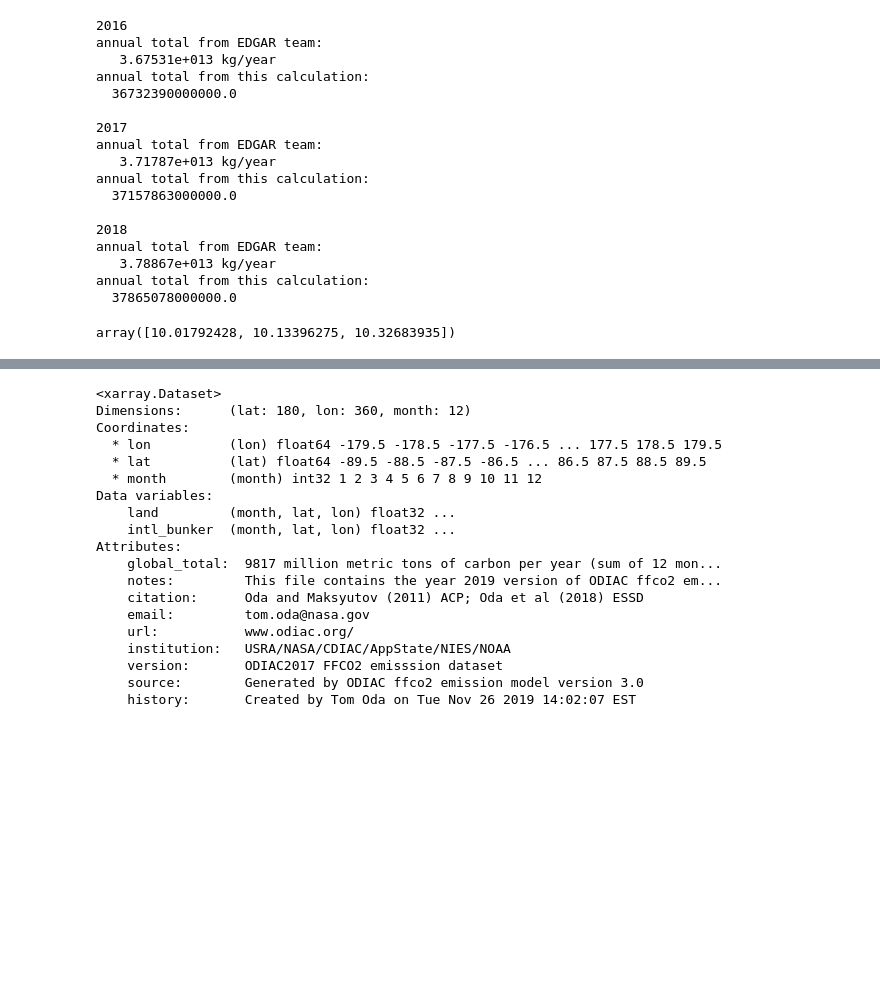
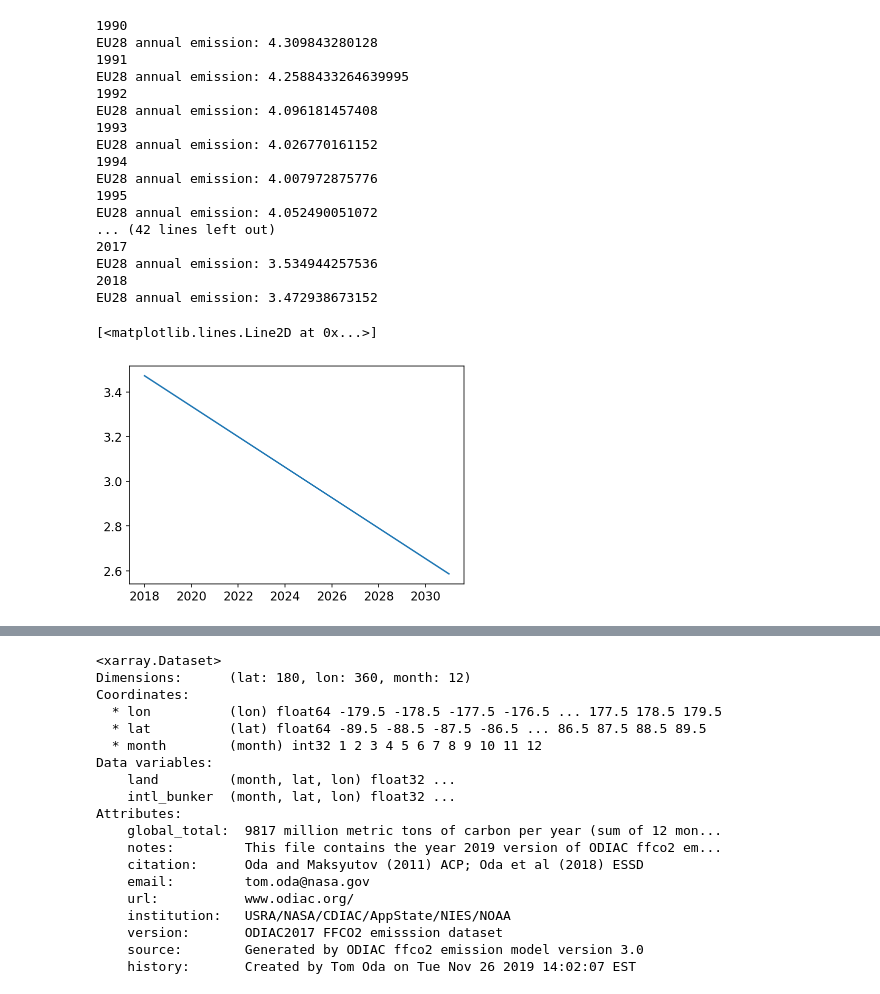
Before and after one commit to MehliyarSadiq/geoschem_simulations, a Jupyter notebook: forward/python/annual_total_anthrop.ipynb, the cells around one changed output, grey strips where cells are left out. Cells and saved outputs as stored; diff of their text form; code cells hidden in the pictures; blank space fills up the shorter version.

```diff
--- a/forward/python/annual_total_anthrop.ipynb
+++ b/forward/python/annual_total_anthrop.ipynb
@@ -64,37 +90,54 @@ for i, iyear in enumerate(year_vec):
             data[ilat,:] = data[ilat,:] * area_tmp *3600*24*365*1e6 # unit: kgCO2/yr
     annual_edgar = data.copy()
     total_edgar = data.sum()   # kgCO2/year, same as data description
-    ann_total = total_edgar.values                # kg/yr
+    ann_total = total_edgar.values*1e-12        # GtCO2/yr
     ann_total_C = total_edgar.values*1e-12*12/44  # GtC/yr
 
+    sum_countries = annual_edgar.groupby(mask).sum('stacked_lat_lon')
+    sum_countries.coords['names'] = ('region', names)
+
+    eu28_tmp = np.zeros(len(eu28_names))
+    for count, name in enumerate(eu28_names):
+        #print(sum_countries.isel(region=(sum_countries.names == eu28_names[count])))
+        eu28_tmp[count] = sum_countries.isel(region=(sum_countries.names == eu28_names[count]))
+
+    sum_edgar_eu28[i] = sum(eu28_tmp)*1e-12 # GtCO2/yr
+
     print(str(iyear))
-    print('annual total from EDGAR team:')
-    print(data.attrs['total_emi_co2'])
-    print('annual total from this calculation:')
-    print(' ',ann_total)
-    print(' ')
+    print('EU28 annual emission: ' + str(sum_edgar_eu28[i]))
+
+    #print('annual total from EDGAR team:')
+    #print(data.attrs['total_emi_co2'])
+    #print('annual total from this calculation:')
+    #print(' ',ann_total)
+    #print(' ')
     #print('total ffCO2 emission (GtC/yr)  : ', ann_total_C)
 
-    output_edgar[i] = ann_total_C
+    output_edgar[i] = ann_total
 # %% [output]
-2016
-annual total from EDGAR team:
-   3.67531e+013 kg/year
-annual total from this calculation:
-  36732390000000.0
-
+1990
+EU28 annual emission: 4.309843280128
+1991
+EU28 annual emission: 4.2588433264639995
+1992
+EU28 annual emission: 4.096181457408
+1993
+EU28 annual emission: 4.026770161152
+1994
+EU28 annual emission: 4.007972875776
+1995
+EU28 annual emission: 4.052490051072
+... (42 lines left out)
 2017
-annual total from EDGAR team:
-   3.71787e+013 kg/year
-annual total from this calculation:
-  37157863000000.0
-
+EU28 annual emission: 3.534944257536
 2018
-annual total from EDGAR team:
-   3.78867e+013 kg/year
-annual total from this calculation:
-  37865078000000.0
+EU28 annual emission: 3.472938673152
-# %%
-output_edgar
-# %% [output]
-array([10.01792428, 10.13396275, 10.32683935])
+# %%
+after_year_vector = [2018,2031]
+after_2018 = np.empty(len(after_year_vector))
+after_2018[0] = sum_edgar_eu28[-1]
+after_2018[1] = sum_edgar_eu28[0]*0.6
+plt.plot(after_year_vector, after_2018)
+# %% [output]
+[<matplotlib.lines.Line2D at 0x...>]
+[figure, added]
```
Also changed, not shown: parts of 11 cells of this notebook, 6 other files.
